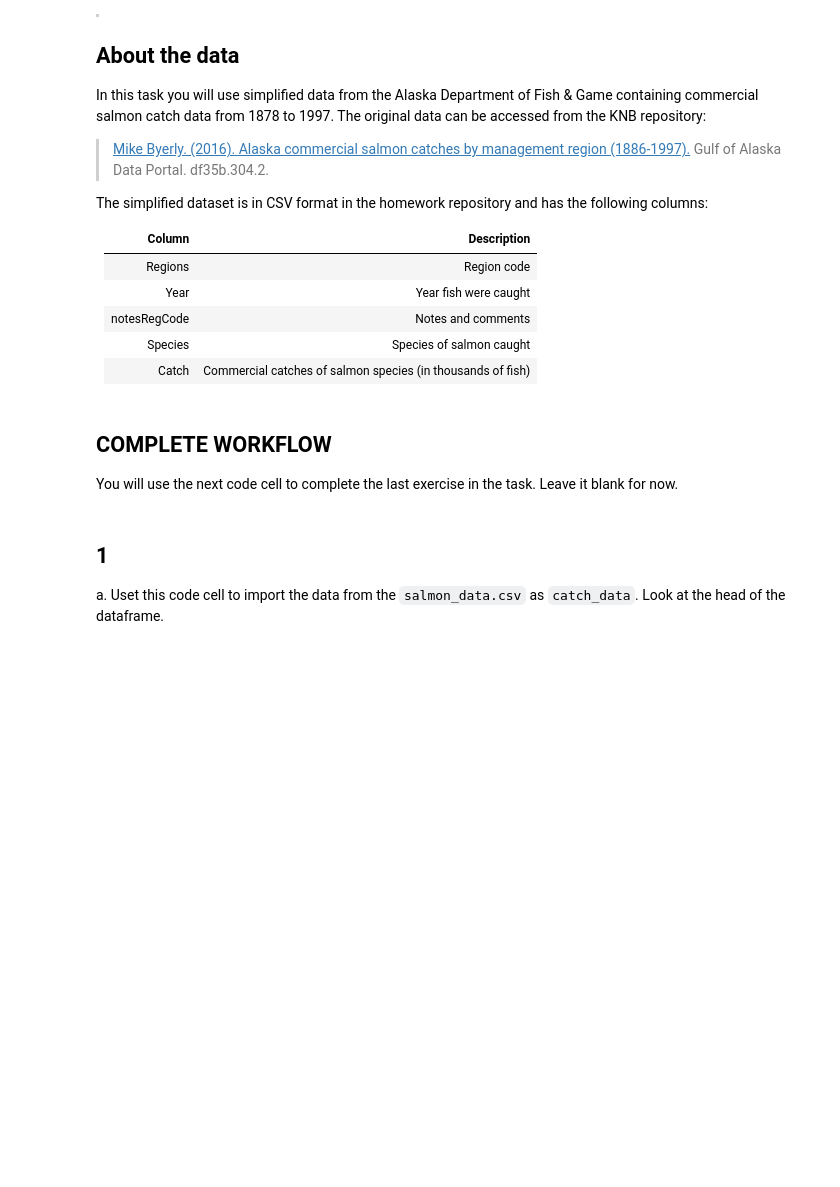
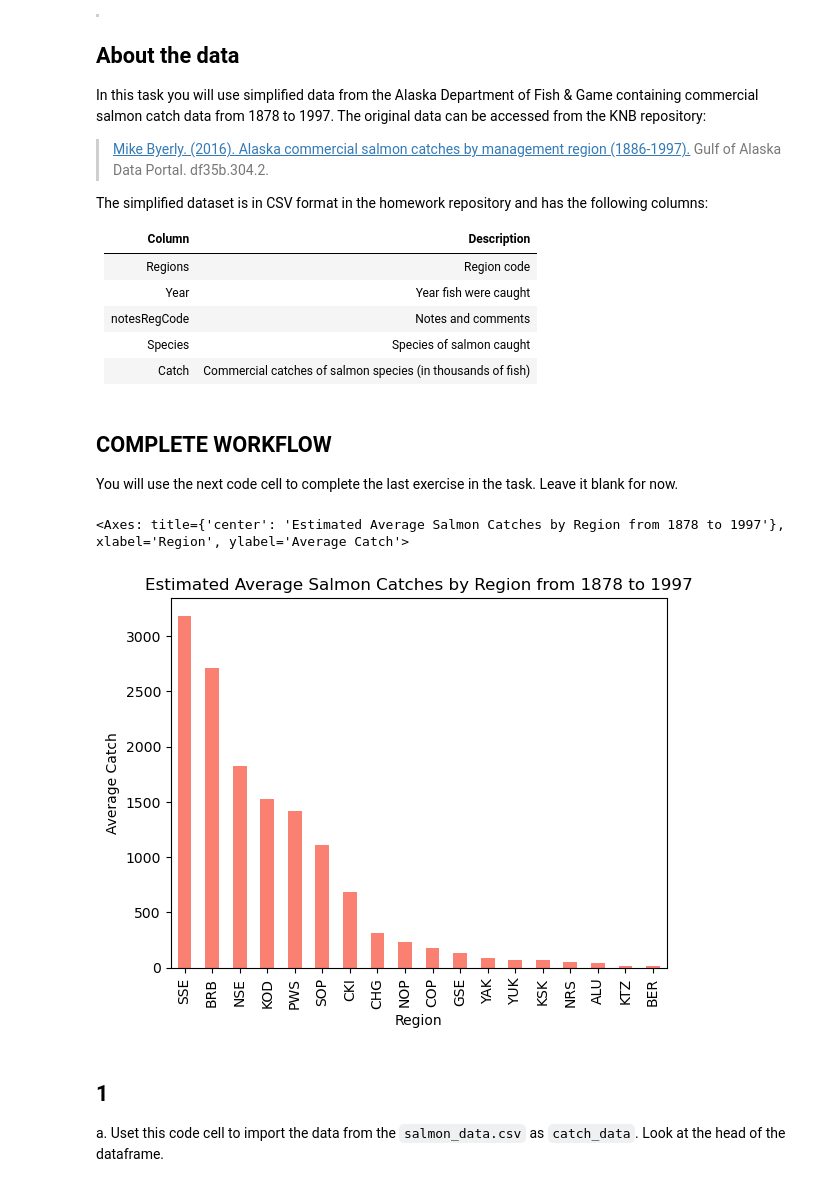
Before and after one commit to jaslynmiura/eds220-hwk2, a Jupyter notebook: task2/hwk2-task2-salmon.ipynb, the cells around one changed output. Cells and saved outputs as stored; diff of their text form; code cells hidden in the pictures; blank space fills up the shorter version.

```diff
--- a/task2/hwk2-task2-salmon.ipynb
+++ b/task2/hwk2-task2-salmon.ipynb
@@ -55,3 +51,39 @@ You will use the next code cell to complete the last exercise in the task. Leave
+# %%
+# FINAL CODE
+
+# Import data.
+import pandas as pd
+
+# Using read_csv to read in the salmon data and storing the data as 'catch_data'.
+catch_data = pd.read_csv('data/salmon_data.csv')
+
+# Removing the 'notesRegCode' column from the catch_data dataframe, using drop().
+catch_data = catch_data.drop(columns='notesRegCode')
+
+# Using .at to select a specific cell at the index 400 and the column 'Catch', then updating the value to '1'.
+catch_1 = catch_data.at[400, 'Catch'] = 1
+
+# Selecting the 'Catch' column in the catch_data dataframe and changing the data type of the values to 'int64', and updating the 'Catch' column in the orignial catch_data dataframe.
+catch_data['Catch'] = catch_data['Catch'].astype('int64')
+
+# Grouping catch_data by 'Region', then calculating the mean of the 'Catch' column.
+avg_region = catch_data.groupby('Region')['Catch'].mean()
+
+# Creating a bar plot of the estimated average salmon catches by region, using the avg_region dataframe.
+avg_region.sort_values(ascending=False).plot(kind = 'bar',
+                title = 'Estimated Average Salmon Catches by Region from 1878 to 1997',
+                xlabel = 'Region',
+                ylabel = 'Average Catch',
+                color = 'salmon')
+
+# drop columns not needed
+
+# do all the stuuf
+
+# make a plot
+# %% [output]
+<Axes: title={'center': 'Estimated Average Salmon Catches by Region from 1878 to 1997'}, xlabel='Region', ylabel='Average Catch'>
+[figure, added]
 # %% [markdown]
 ## 1
 
```
Also changed, not shown: parts of 12 cells of this notebook.
